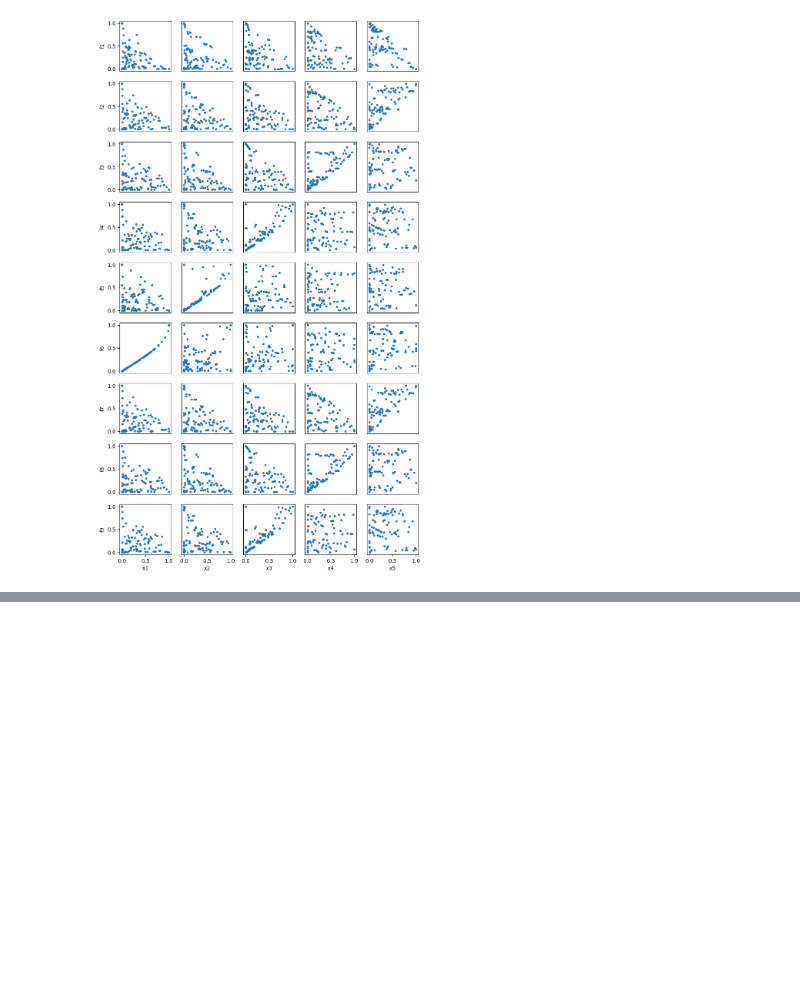
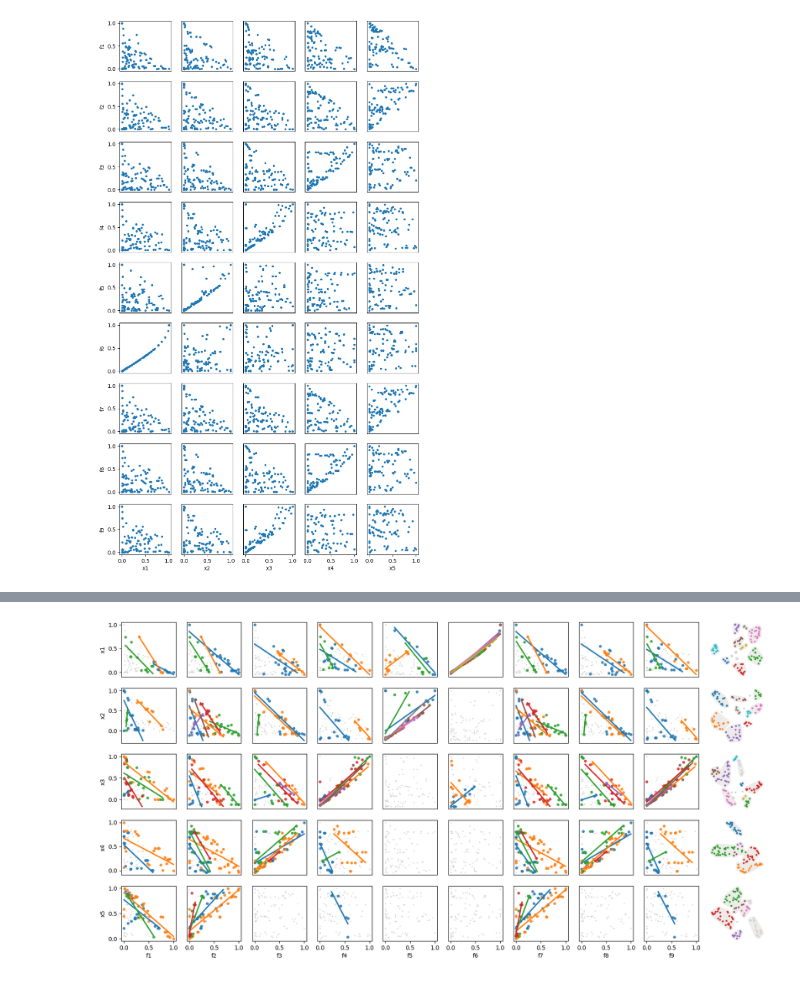
Before and after one commit to pnnl/pyMOODS, a Jupyter notebook: notebooks/Visualization Prototypes.ipynb, the cells around one changed output, grey strips where cells are left out. Drawn from its saved outputs; the diff is of its cells as text; code cells hidden in the pictures; blank space fills up the shorter version.

```diff
--- a/notebooks/Visualization Prototypes.ipynb
+++ b/notebooks/Visualization Prototypes.ipynb
@@ -22,0 +161,72 @@ self.show_joint_clustering_with_embedding()
+# %%
+import numpy as np
+import seaborn as sns
+from matplotlib.colors import cnames, hex2color
+
+marker_size_max = 15
+marker_size_min = 1
+s = 2
+threshold = .5
+
+rows = corr.index.get_level_values(0).unique()
+cols = corr.columns
+
+nrows = len(rows)
+ncols = len(cols) + 1
+
+default = hex2color(cnames['lightgray']) + (1,)
+
+plt.figure(figsize=(s*ncols, s*nrows))
+for i, r in enumerate(rows):
+    y = clusters[r]
+    color = plt.cm.tab10(y)
+
+    for j, c in enumerate(cols):
+
+        # optional: set clusters with p > alpha to lightgray
+
+        ax = plt.subplot(nrows, ncols, i*ncols + j + 1)
+        # plot using matplotlib
+        # color_rc = color.copy()
+        # color_rc[corr.loc[r, c].loc[y].isnull()] = default
+        # size = (marker_size_max*corr.loc[r, c].loc[y].abs()).fillna(marker_size_min)
+        # plt.scatter(Y[c], X[r], s=size, c=color_rc)
+
+        # using seaborn
+        ax.scatter(Y[c], X[r], s=1, c=np.atleast_2d(default))
+        for k, dfk in pd.DataFrame({'xr': X[r], 'yc': Y[c]}).groupby(y):
+            if abs(corr.loc[(r, k), c]) >= threshold:
+                sns.regplot(
+                    x='yc', y='xr', data=dfk,
+                    ci=None,
+                    scatter_kws=dict(s=15),
+                    ax=ax
+                )
+
+            if i == nrows - 1:
+                plt.xlabel(c)
+            else:
+                plt.xticks([], [])
+                plt.xlabel('')
+
+            if j == 0:
+                plt.ylabel(r)
+            else:
+                plt.yticks([], [])
+                plt.ylabel('')
+
+    color_r = color.copy()
+    color_r[corr.loc[r].isnull().all(axis=1).loc[y]] = default
+
+    plt.subplot(nrows, ncols, i*ncols + j + 2)
+    vis.get_cluster_hulls(
+        points.loc[r].values,
+        y,
+        marker_color=color_r,
+        with_labels=False
+    )
+    plt.axis('off')
+
+# todo: fix colors
+# %% [output]
+[figure, added]
```
Also changed, not shown: parts of 17 cells of this notebook, 1 other file.
